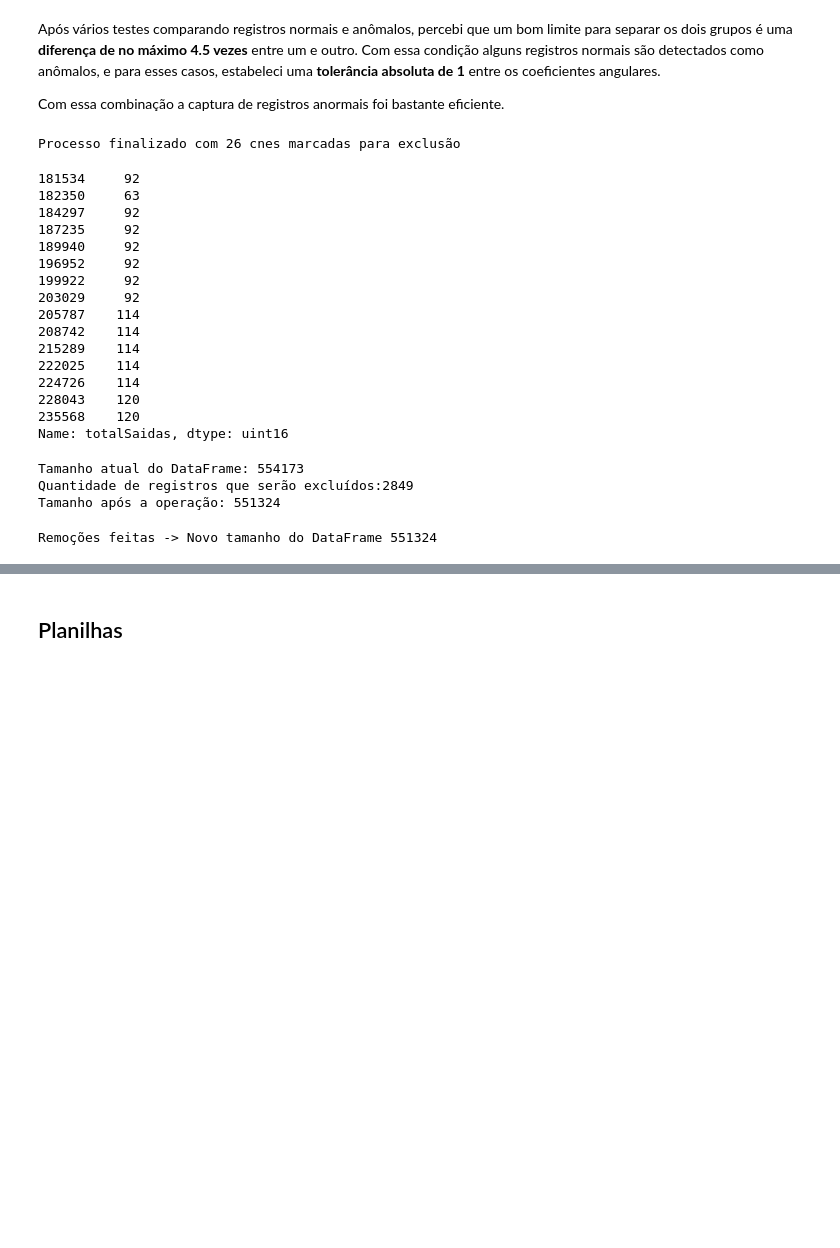
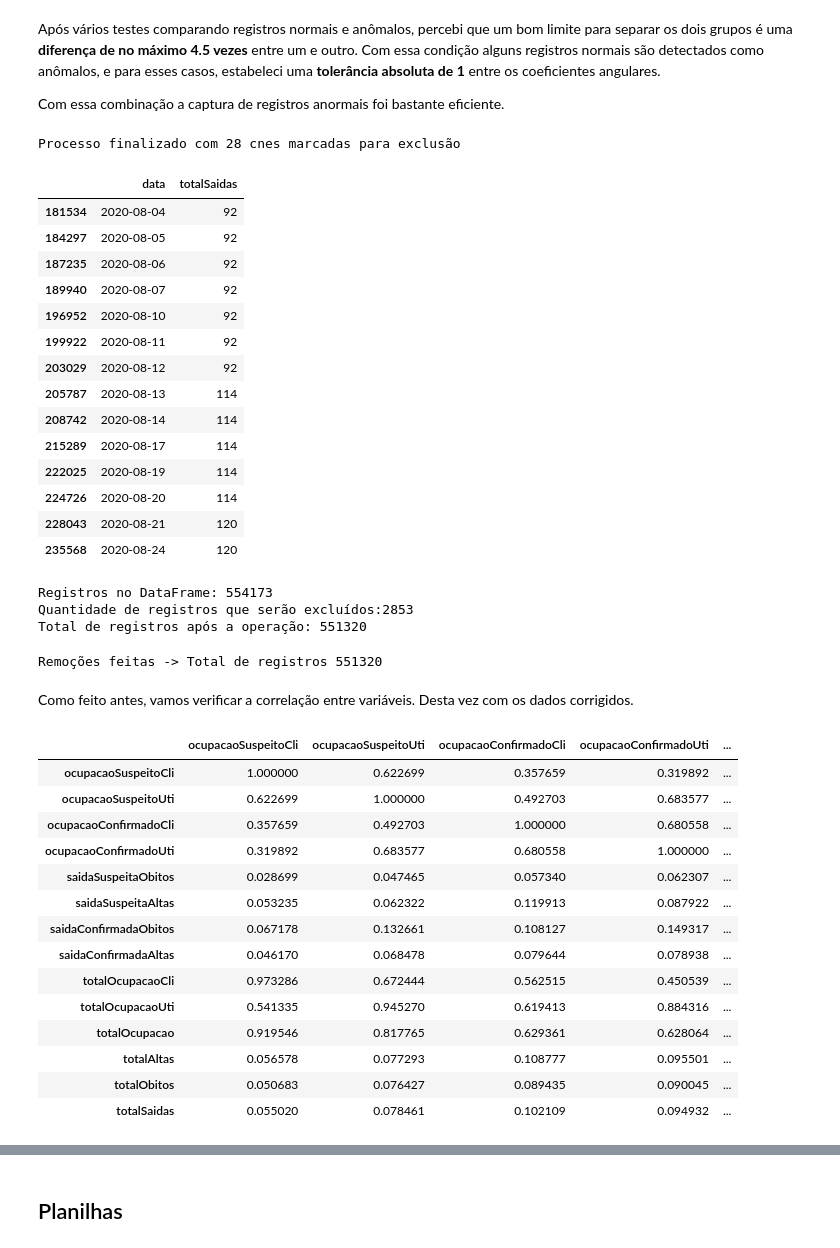
Before and after one commit to lucascorumba/study-projects, a Jupyter notebook: covid-hospital/analysis.ipynb, the cells around one changed output, grey strips where cells are left out. Cells and saved outputs as stored; diff of their text form; code cells hidden in the pictures; blank space fills up the shorter version.

```diff
--- a/covid-hospital/analysis.ipynb
+++ b/covid-hospital/analysis.ipynb
@@ -1888,12 +1894,14 @@ with warnings.catch_warnings():
         x2 = np.arange(len(set_dez))
 
         try:
+            # Inicializa variáveis para evitar NameError após possível TypeError
+            coef_a1, coef_l1, coef_a2, coef_l2 = int(), int(), int(), int()
             # gera polinômios e seleciona coeficientes angulares
             coef_l1, coef_a1 = np.polynomial.polynomial.polyfit(x1, jan_ago, 1)
             coef_l2, coef_a2 = np.polynomial.polynomial.polyfit(x2, set_dez, 1)
-        # TypeError é sinalizado quando um vetor vazio é fornecido para 'x'
+        # TypeError é sinalizado quando um vetor vazio é fornecido como parâmetro para polyfit
         except TypeError:
-            # apenas registros = 0
+            # apenas registros vazios
             if (not coef_a1) and (not coef_a2):
                 utils.clear_lists(jan_ago, set_dez)
                 continue
@@ -1923,41 +1931,41 @@ with warnings.catch_warnings():
 
 print(f'\nProcesso finalizado com {len(drop_cnes)} cnes marcadas para exclusão')
 # %% [output]
-Processo finalizado com 26 cnes marcadas para exclusão
+Processo finalizado com 28 cnes marcadas para exclusão
 # %%
-df.loc[(df['cnes'] == drop_cnes[0]) & (df['totalSaidas'] > 10), 'totalSaidas']
+# pequena amostra de uma cnes com registros anormais
+df.loc[(df['cnes'] == drop_cnes[2]) & (df['totalSaidas'] > 80), ['data', 'totalSaidas']]
 # %% [output]
-181534     92
-182350     63
-184297     92
-187235     92
-189940     92
-196952     92
-199922     92
-203029     92
-205787    114
-208742    114
-215289    114
-222025    114
-224726    114
-228043    120
-235568    120
-Name: totalSaidas, dtype: uint16
+|  | data | totalSaidas |
+| 181534 | 2020-08-04 | 92 |
+| 184297 | 2020-08-05 | 92 |
+| 187235 | 2020-08-06 | 92 |
+| 189940 | 2020-08-07 | 92 |
+| 196952 | 2020-08-10 | 92 |
+| 199922 | 2020-08-11 | 92 |
+| 203029 | 2020-08-12 | 92 |
+| 205787 | 2020-08-13 | 114 |
+| 208742 | 2020-08-14 | 114 |
+| 215289 | 2020-08-17 | 114 |
+| 222025 | 2020-08-19 | 114 |
+| 224726 | 2020-08-20 | 114 |
+| 228043 | 2020-08-21 | 120 |
+| 235568 | 2020-08-24 | 120 |
 # %%
 # Verificação
-print(f"Tamanho atual do DataFrame: {df.shape[0]}\n\
+print(f"Registros no DataFrame: {df.shape[0]}\n\
 Quantidade de registros que serão excluídos:{len(df[df['cnes'].isin(drop_cnes)])}\n\
-Tamanho após a operação: {df.shape[0] - len(df[df['cnes'].isin(drop_cnes)])}")
+Total de registros após a operação: {df.shape[0] - len(df[df['cnes'].isin(drop_cnes)])}")
 # %% [output]
-Tamanho atual do DataFrame: 554173
-Quantidade de registros que serão excluídos:2849
-Tamanho após a operação: 551324
+Registros no DataFrame: 554173
+Quantidade de registros que serão excluídos:2853
+Total de registros após a operação: 551320
 # %%
 # removendo registros de 'cnes' marcadas em 'drop_cnes'
 df.drop(df.loc[df['cnes'].isin(drop_cnes)].index, inplace=True)
-print(f"Remoções feitas -> Novo tamanho do DataFrame {df.shape[0]}")
+print(f"Remoções feitas -> Total de registros {df.shape[0]}")
 # %% [output]
-Remoções feitas -> Novo tamanho do DataFrame 551324
+Remoções feitas -> Total de registros 551320
 # %%
 # descomentar para salvar arquivo
 #df.to_csv('ocupacao-leito-2020-fix.csv', index=False, encoding='utf-8')
@@ -1965,5 +1973,25 @@ Remoções feitas -> Novo tamanho do DataFrame 551324
 # versão reduzida
 #sample = df.sample(frac=0.35)
 #sample.to_csv('ocupacao-leito-2020-fix-035.csv', index=False, encoding='utf-8')
+# %% [markdown]
+Como feito antes, vamos verificar a correlação entre variáveis. Desta vez com os dados corrigidos.
+# %%
+df[cols].corr()
+# %% [output]
+|  | ocupacaoSuspeitoCli | ocupacaoSuspeitoUti | ocupacaoConfirmadoCli | ocupacaoConfirmadoUti | ... |
+| ocupacaoSuspeitoCli | 1.000000 | 0.622699 | 0.357659 | 0.319892 | ... |
+| ocupacaoSuspeitoUti | 0.622699 | 1.000000 | 0.492703 | 0.683577 | ... |
+| ocupacaoConfirmadoCli | 0.357659 | 0.492703 | 1.000000 | 0.680558 | ... |
+| ocupacaoConfirmadoUti | 0.319892 | 0.683577 | 0.680558 | 1.000000 | ... |
+| saidaSuspeitaObitos | 0.028699 | 0.047465 | 0.057340 | 0.062307 | ... |
+| saidaSuspeitaAltas | 0.053235 | 0.062322 | 0.119913 | 0.087922 | ... |
+| saidaConfirmadaObitos | 0.067178 | 0.132661 | 0.108127 | 0.149317 | ... |
+| saidaConfirmadaAltas | 0.046170 | 0.068478 | 0.079644 | 0.078938 | ... |
+| totalOcupacaoCli | 0.973286 | 0.672444 | 0.562515 | 0.450539 | ... |
+| totalOcupacaoUti | 0.541335 | 0.945270 | 0.619413 | 0.884316 | ... |
+| totalOcupacao | 0.919546 | 0.817765 | 0.629361 | 0.628064 | ... |
+| totalAltas | 0.056578 | 0.077293 | 0.108777 | 0.095501 | ... |
+| totalObitos | 0.050683 | 0.076427 | 0.089435 | 0.090045 | ... |
+| totalSaidas | 0.055020 | 0.078461 | 0.102109 | 0.094932 | ... |
 # %% [markdown]
 # Visualização<a id="13"></a>
```
Also changed, not shown: parts of 8 cells of this notebook.
